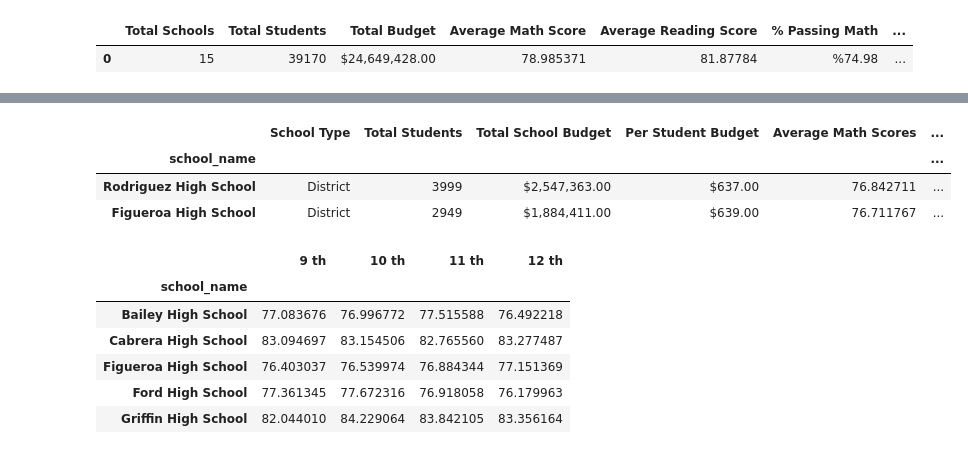
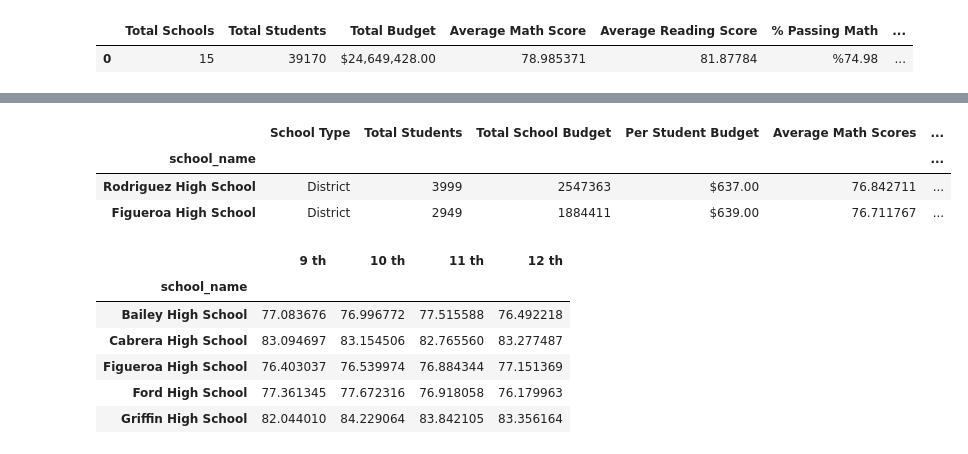
Before and after one commit to ramosconde/05-Matplotlib, a Jupyter notebook: 4-Numpy-Pandas Homework/Numpy_Pandas_Homework.ipynb, the cells around one changed output, grey strips where cells are left out. Saved outputs shown, nothing was run; the diff lists cells and outputs as text; code cells hidden in the pictures.

```diff
--- a/4-Numpy-Pandas Homework/Numpy_Pandas_Homework.ipynb
+++ b/4-Numpy-Pandas Homework/Numpy_Pandas_Homework.ipynb
@@ -131,30 +131,30 @@ high_df1.head(2)
 # %%
 #************************************************************************************************PER SCHOOL FROM LOWEST
 schools_summary_table = pd.DataFrame({"School Type": school_type,
                                     "Total Students": school_counts,
                                      "Total School Budget": school_budgets,
                                      "Per Student Budget": per_student_budget,
                                      "Average Math Scores": avg_math_scores,
                                      "Average Reading Scores": avg_reading_scores,
                                      "% Passing Math": high_test_math,
                                      "% Passing Reading": high_test_reading,
                                      "% Overall Passing Rate": high_overall_pass_rate})
 
 low_df = pd.DataFrame(schools_summary_table)
 low_df1 = low_df.sort_values(by=['% Overall Passing Rate'], ascending=True)
 
-low_df1['Total School Budget'] = low_df1['Total School Budget'].map('${:,.2f}'.format)
+#low_df1['Total School Budget'] = low_df1['Total School Budget'].map('${:,.2f}'.format)
 low_df1['Per Student Budget'] = low_df1['Per Student Budget'].map('${:,.2f}'.format)
 low_df1['% Passing Math'] = low_df1['% Passing Math'].map('%{:,.2f}'.format)
 low_df1['% Passing Reading'] = low_df1['% Passing Reading'].map('%{:,.2f}'.format)
 low_df1['% Overall Passing Rate'] = low_df1['% Overall Passing Rate'].map('%{:,.2f}'.format)
 
 low_df1.head(2)
 # %% [output]
 |  | School Type | Total Students | Total School Budget | Per Student Budget | Average Math Scores | ... |
 | school_name |  |  |  |  |  | ... |
-| Rodriguez High School | District | 3999 | $2,547,363.00 | $637.00 | 76.842711 | ... |
-| Figueroa High School | District | 2949 | $1,884,411.00 | $639.00 | 76.711767 | ... |
+| Rodriguez High School | District | 3999 | 2547363 | $637.00 | 76.842711 | ... |
+| Figueroa High School | District | 2949 | 1884411 | $639.00 | 76.711767 | ... |
 # %%
 #Math scores by GRADE
 #************************************************************************************************MATH SCORES BY GRADE
```
Also changed, not shown: parts of 3 cells of this notebook.
